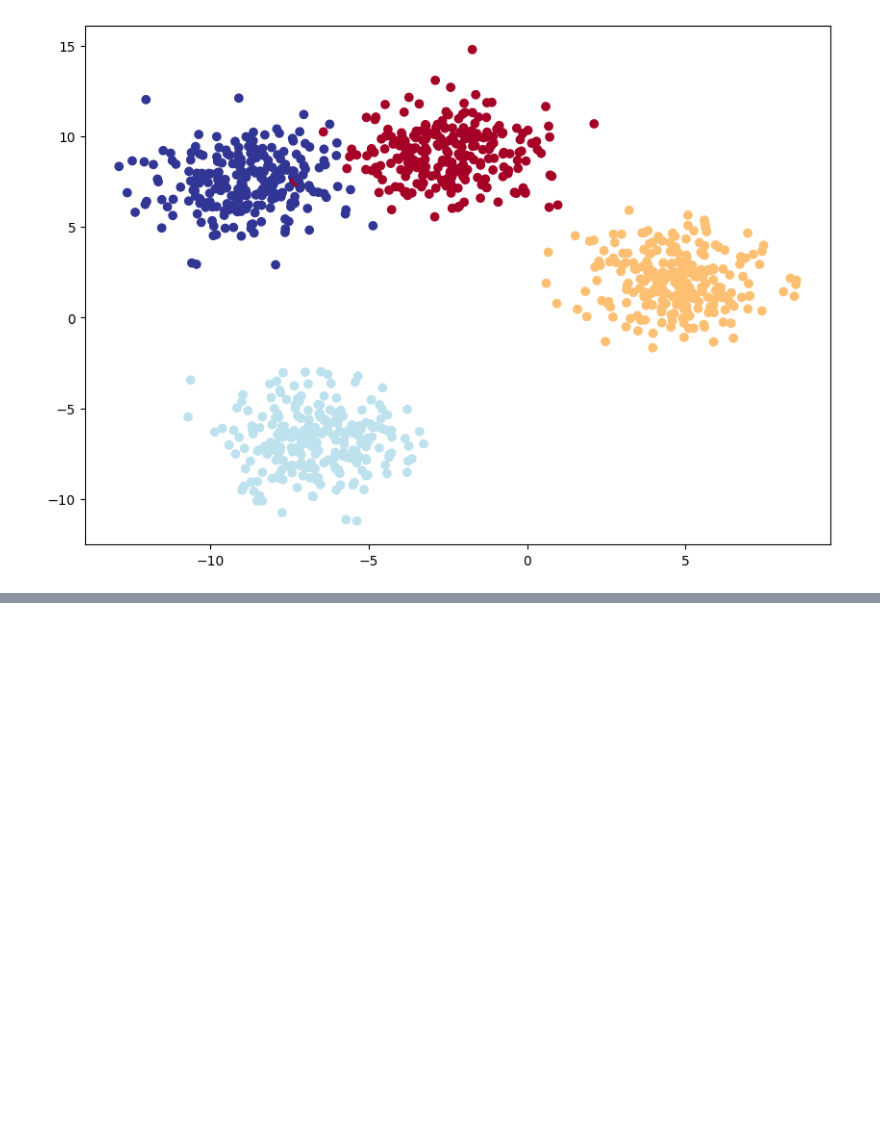
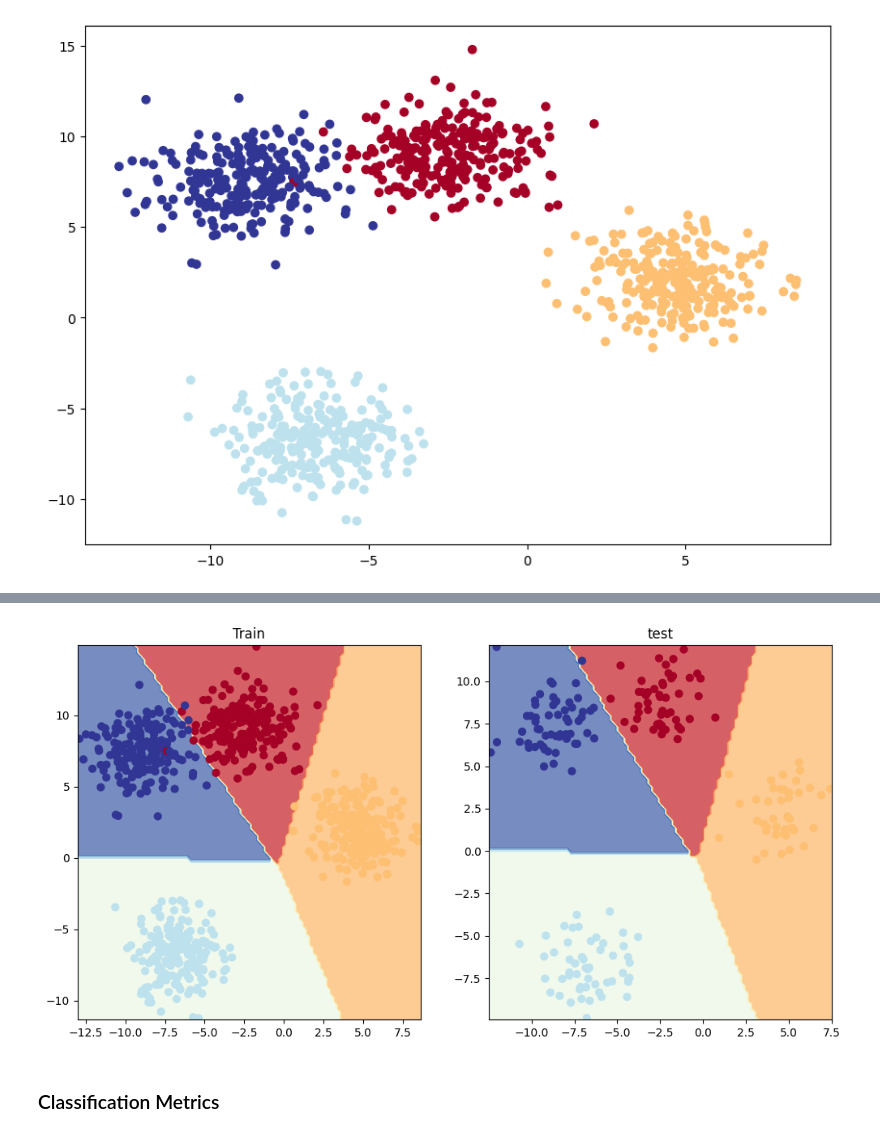
Before and after one commit to abhiram4580/Pytorch, a Jupyter notebook: Pytorch_Classification.ipynb, the cells around one changed output, grey strips where cells are left out. Saved outputs shown, nothing was run; the diff lists cells and outputs as text; code cells hidden in the pictures; blank space fills up the shorter version.

```diff
--- a/Pytorch_Classification.ipynb
+++ b/Pytorch_Classification.ipynb
@@ -759,7 +756,7 @@ NUM_FEATURES=2
 RANDOM_SEED=42
 X_blob,y_blob=make_blobs(n_samples=1000,n_features=NUM_FEATURES,centers=NUM_CLASSES,cluster_std=1.5,random_state=RANDOM_SEED)
 X_blob=torch.from_numpy(X_blob).type(torch.float)
-y_blob=torch.from_numpy(y_blob).type(torch.float)
+y_blob=torch.from_numpy(y_blob).type(torch.LongTensor)
 
 # Split into train and test
 X_blob_train,X_blob_test,y_blob_train,y_blob_test=train_test_split(X_blob,y_blob,test_size=0.20,random_state=RANDOM_SEED)
@@ -769,3 +766,22 @@ plt.scatter(X_blob[:,0],X_blob[:,1],c=y_blob,cmap=plt.cm.RdYlBu)
 # %% [output]
 <matplotlib.collections.PathCollection at 0x...>
 [figure]
+# %%
+### Buildiing a Multiclass Classification Model
+class BlobModel(nn.Module):
+    def __init__(self,in_features,out_features,hidden_units=8):
+        super().__init__()
+        self.linear_layer_stack=nn.Sequential(
+            nn.Linear(in_features=in_features,out_features=hidden_units),
+           # nn.ReLU(),
+            nn.Linear(in_features=hidden_units,out_features=hidden_units),
+           # nn.ReLU(),
+            nn.Linear(in_features=hidden_units,out_features=out_features)
+
+        )
+
+    def forward(self,x):
+        return self.linear_layer_stack(x)
+
+
+model_4=BlobModel(in_features=2,out_features=4,hidden_units=8).to(device)
@@ -771,0 +804,5 @@ plt.scatter(X_blob[:,0],X_blob[:,1],c=y_blob,cmap=plt.cm.RdYlBu)
+# %%
+loss_fn=nn.CrossEntropyLoss()
+
+# Create an optimizer for multiclass classification model
+optimizer=torch.optim.SGD(params=model_4.parameters(),lr=0.1)
@@ -771,0 +811,3 @@ plt.scatter(X_blob[:,0],X_blob[:,1],c=y_blob,cmap=plt.cm.RdYlBu)
+# %%
+X_blob_train,y_blob_train=X_blob_train.to(device),y_blob_train.to(device)
+X_blob_test,y_blob_test=X_blob_test.to(device),y_blob_test.to(device)
@@ -771,0 +1010,12 @@ plt.scatter(X_blob[:,0],X_blob[:,1],c=y_blob,cmap=plt.cm.RdYlBu)
+# %%
+plt.figure(figsize=(12,6))
+plt.subplot(1,2,1)
+plt.title("Train")
+plot_decision_boundary(model_4,X_blob_train,y_blob_train)
+plt.subplot(1,2,2)
+plt.title("test")
+plot_decision_boundary(model_4,X_blob_test,y_blob_test)
+# %% [output]
+[figure, added]
+# %% [markdown]
+### Classification Metrics
```
Also changed, not shown: parts of 22 cells of this notebook.
